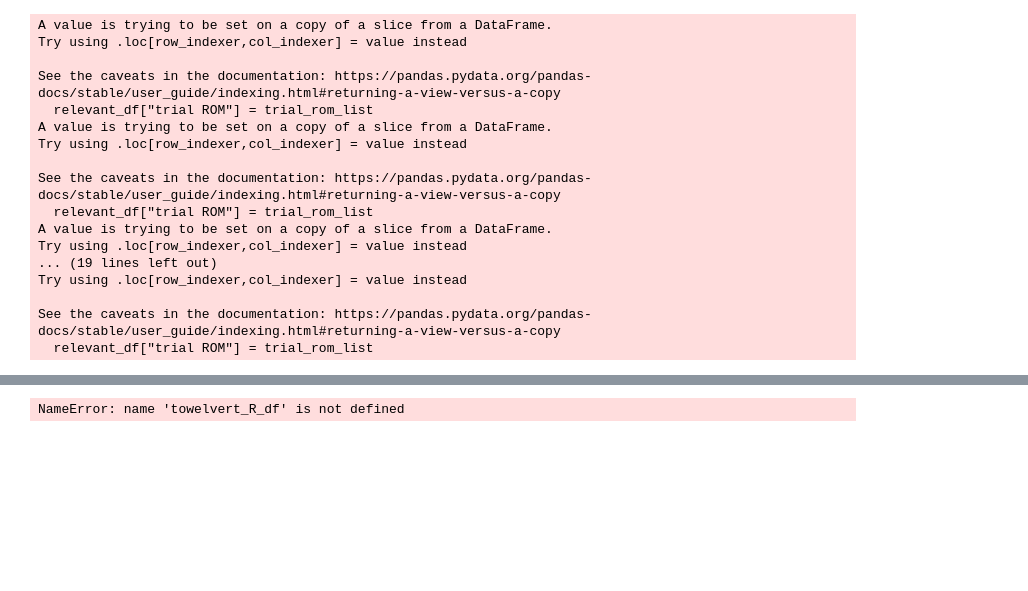
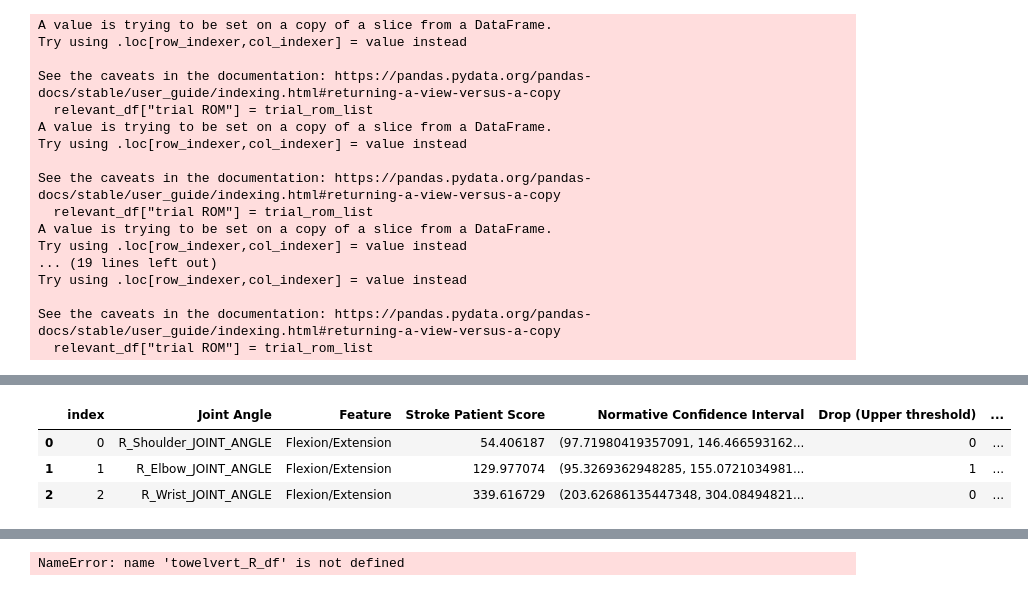
Before and after one commit to anna-choo/BCI, a Jupyter notebook: main.ipynb, the cells around one changed output, grey strips where cells are left out. Saved outputs shown, nothing was run; the diff lists cells and outputs as text; code cells hidden in the pictures; blank space fills up the shorter version.

Commit message:
BCI002 results

```diff
--- a/main.ipynb
+++ b/main.ipynb
@@ -812,3 +804,10 @@ fourth_result_key_back_R
+# %%
+fourth_result_grasp_R
+# %% [output]
+|  | index | Joint Angle | Feature | Stroke Patient Score | Normative Confidence Interval | Drop (Upper threshold) | ... |
+| 0 | 0 | R_Shoulder_JOINT_ANGLE | Flexion/Extension | 54.406187 | (97.71980419357091, 146.466593162... | 0 | ... |
+| 1 | 1 | R_Elbow_JOINT_ANGLE | Flexion/Extension | 129.977074 | (95.3269362948285, 155.0721034981... | 1 | ... |
+| 2 | 2 | R_Wrist_JOINT_ANGLE | Flexion/Extension | 339.616729 | (203.62686135447348, 304.08494821... | 0 | ... |
 # %%
 def total_score(towel_vert_result, towel_hori_result, grasp_result, lateral_result, mouth_result, key_result, key_back_result):
     final_score_dict = collections.defaultdict()
```
Also changed, not shown: parts of 3 cells of this notebook.
